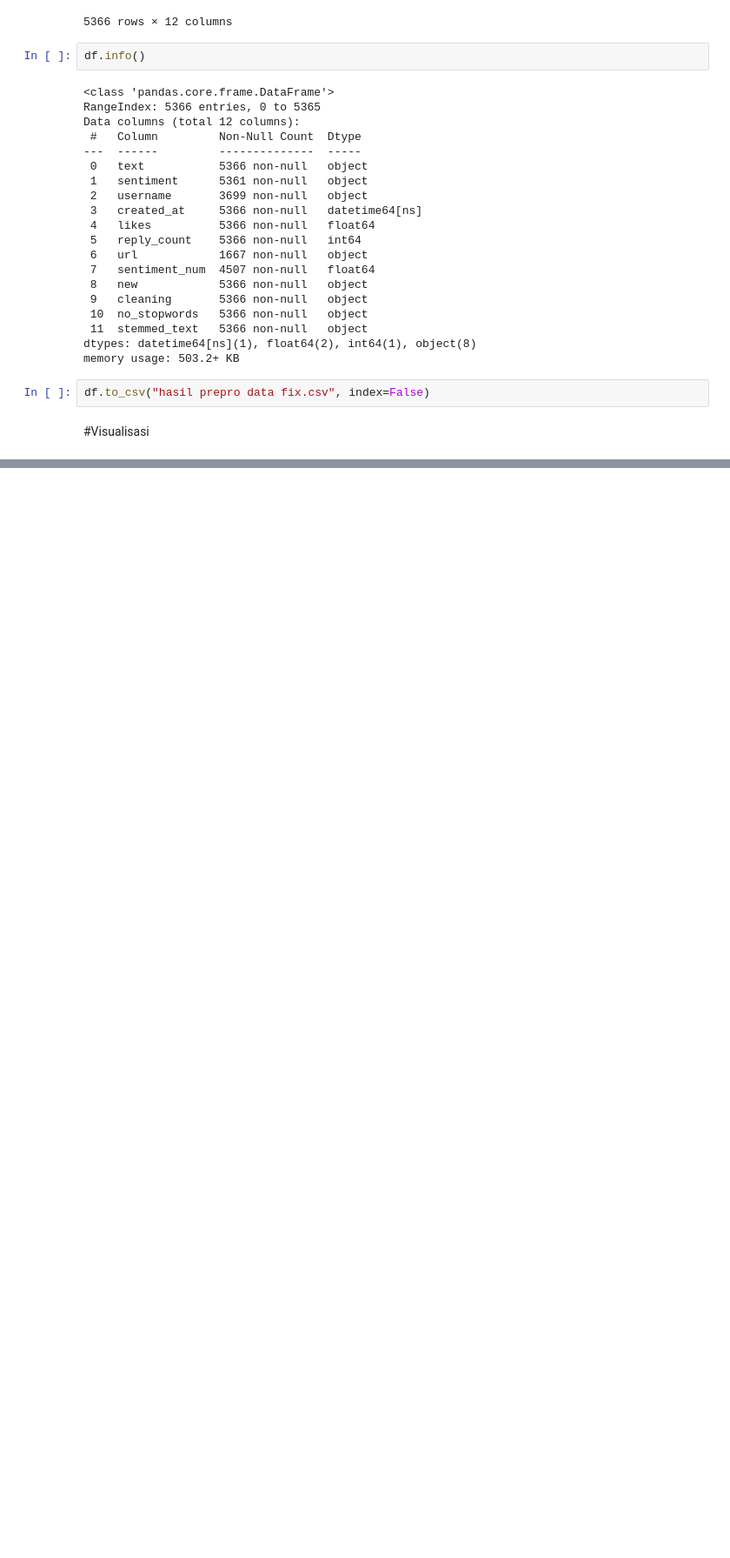
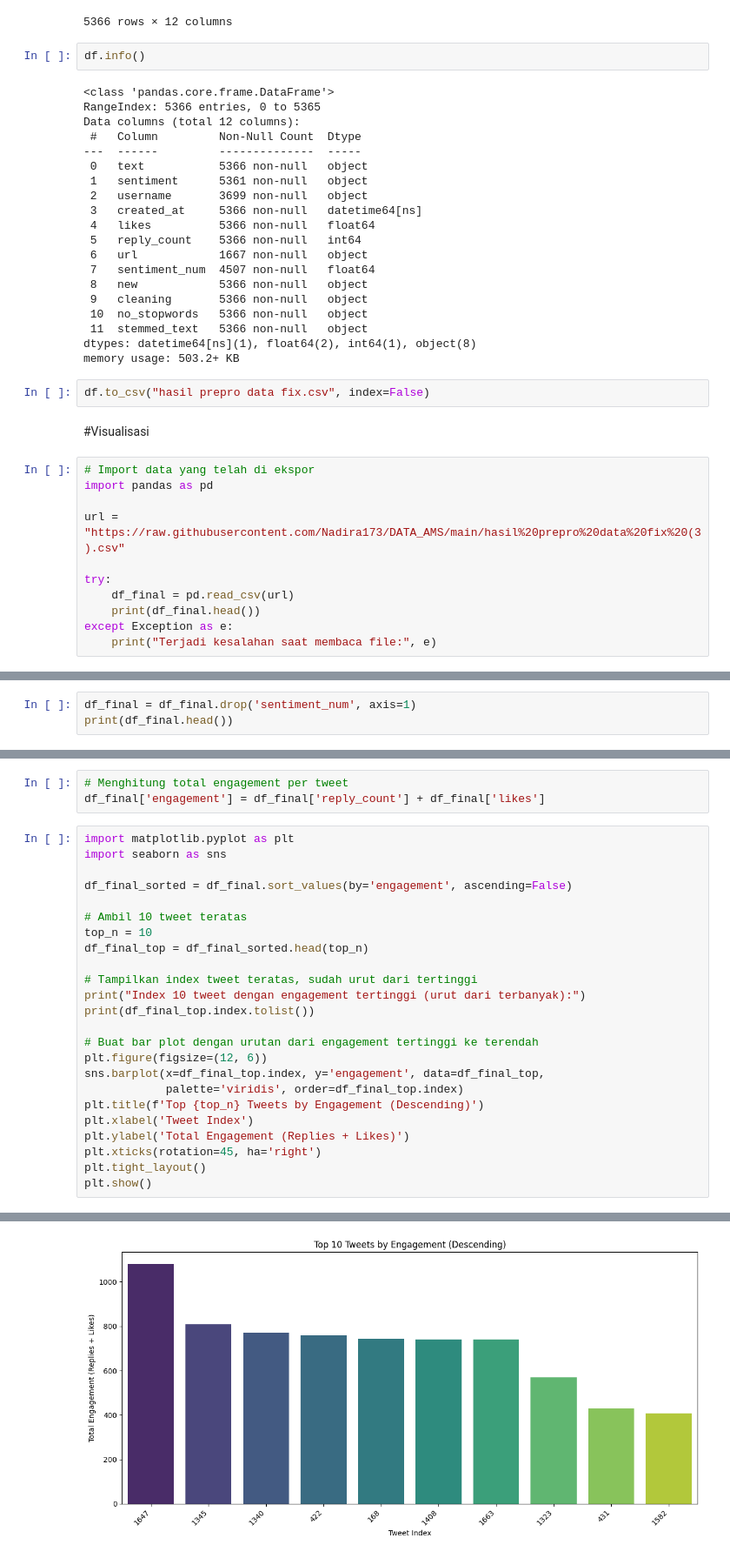
Before and after one commit to Nadira173/DATA_AMS, a Jupyter notebook: Preprocessing_Data_AMS.ipynb, the cells around one changed output, grey strips where cells are left out. Shown at 87% size. Drawn from its saved outputs; the diff is of its cells as text; blank space fills up the shorter version.

```diff
--- a/Preprocessing_Data_AMS.ipynb
+++ b/Preprocessing_Data_AMS.ipynb
@@ -423,3 +423,14 @@ memory usage: 503.2+ KB
 df.to_csv("hasil prepro data fix.csv", index=False)
 # %% [markdown]
 #Visualisasi
+# %%
+# Import data yang telah di ekspor
+import pandas as pd
+
+url = "https://raw.githubusercontent.com/Nadira173/DATA_AMS/main/hasil%20prepro%20data%20fix%20(3).csv"
+
+try:
+    df_final = pd.read_csv(url)
+    print(df_final.head())
+except Exception as e:
+    print("Terjadi kesalahan saat membaca file:", e)
@@ -425,0 +455,3 @@ df.to_csv("hasil prepro data fix.csv", index=False)
+# %%
+df_final = df_final.drop('sentiment_num', axis=1)
+print(df_final.head())
@@ -425,0 +512,28 @@ df.to_csv("hasil prepro data fix.csv", index=False)
+# %%
+# Menghitung total engagement per tweet
+df_final['engagement'] = df_final['reply_count'] + df_final['likes']
+# %%
+import matplotlib.pyplot as plt
+import seaborn as sns
+
+df_final_sorted = df_final.sort_values(by='engagement', ascending=False)
+
+# Ambil 10 tweet teratas
+top_n = 10
+df_final_top = df_final_sorted.head(top_n)
+
+# Tampilkan index tweet teratas, sudah urut dari tertinggi
+print("Index 10 tweet dengan engagement tertinggi (urut dari terbanyak):")
+print(df_final_top.index.tolist())
+
+# Buat bar plot dengan urutan dari engagement tertinggi ke terendah
+plt.figure(figsize=(12, 6))
+sns.barplot(x=df_final_top.index, y='engagement', data=df_final_top,
+            palette='viridis', order=df_final_top.index)
+plt.title(f'Top {top_n} Tweets by Engagement (Descending)')
+plt.xlabel('Tweet Index')
+plt.ylabel('Total Engagement (Replies + Likes)')
+plt.xticks(rotation=45, ha='right')
+plt.tight_layout()
+plt.show()
+# %% [output]
@@ -425,0 +545 @@ df.to_csv("hasil prepro data fix.csv", index=False)
+[figure, added]
```
Also changed, not shown: parts of 22 cells of this notebook.
